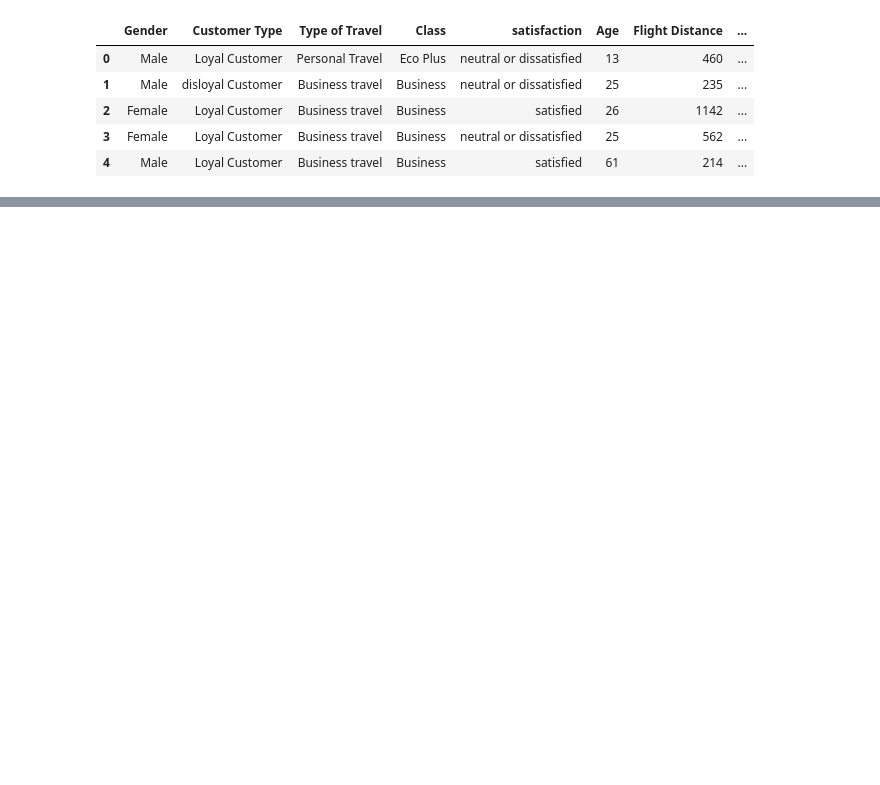
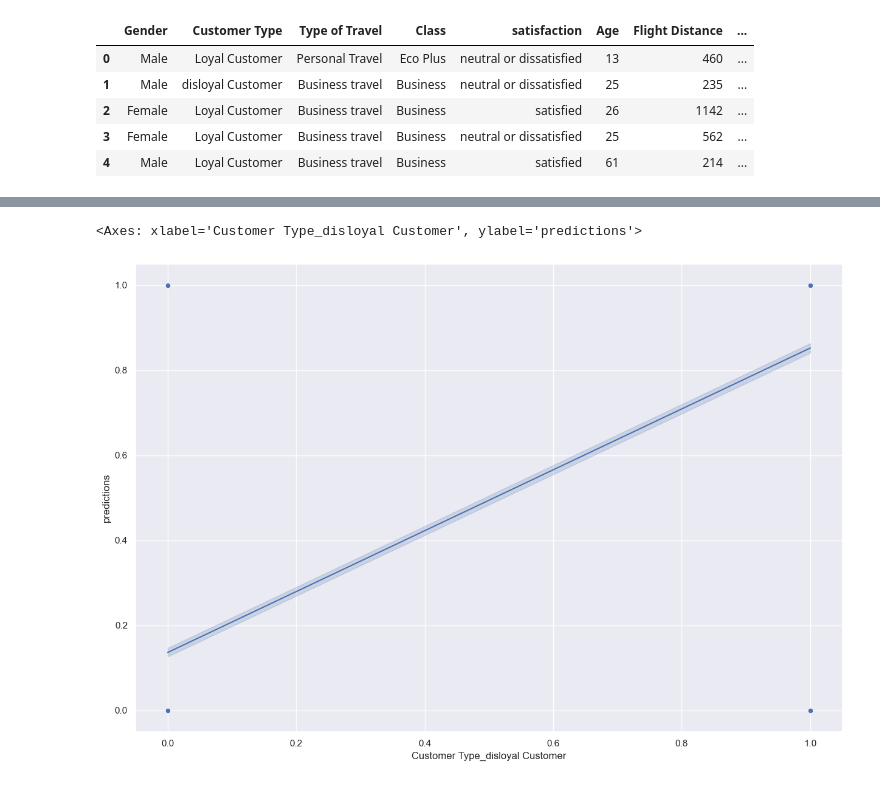
Before and after one commit to jaikrishann/6-month-Data-Sci-Training, a Jupyter notebook: richa/ml/sml/log_reg.ipynb, the cells around one changed output, grey strips where cells are left out. Saved outputs shown, nothing was run; the diff lists cells and outputs as text; code cells hidden in the pictures; blank space fills up the shorter version.

```diff
--- a/richa/ml/sml/log_reg.ipynb
+++ b/richa/ml/sml/log_reg.ipynb
@@ -12,0 +270,9 @@ df.head()
+# %%
+##graph plot
+sns.set(rc={'figure.figsize':(15,10)})
+sns.lineplot(x=y_test["Customer Type_disloyal Customer"],y=y_test["predictions"])
+## plot the points also
+sns.scatterplot(x=y_test["Customer Type_disloyal Customer"],y=y_test["predictions"])
+# %% [output]
+<Axes: xlabel='Customer Type_disloyal Customer', ylabel='predictions'>
+[figure, added]
```
Also changed, not shown: parts of 28 cells of this notebook, 11 other files.
